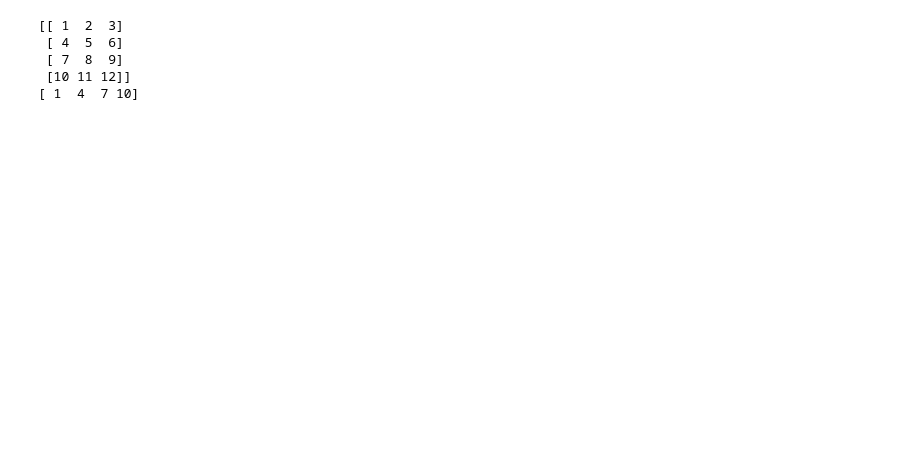
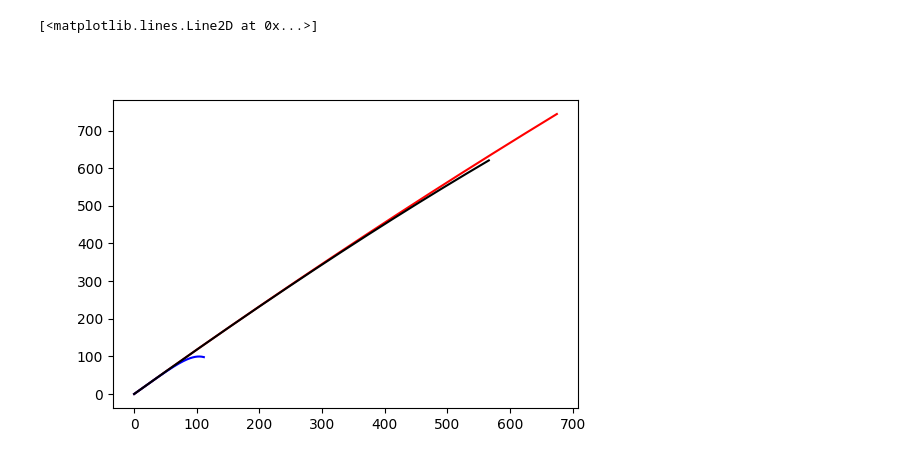
Before and after one commit to lubar1317/lessons-from-lu, a Jupyter notebook: mechanics-simulations/projectiles/taylor244.ipynb, the cells around one changed output. Cells and saved outputs as stored; diff of their text form; code cells hidden in the pictures; blank space fills up the shorter version.

```diff
--- a/mechanics-simulations/projectiles/taylor244.ipynb
+++ b/mechanics-simulations/projectiles/taylor244.ipynb
@@ -78,14 +200,0 @@ def rk4(q0, t, h, params):
-# %%
-arr = np.array([[1,2,3],
-          [4,5,6],
-          [7,8,9],
-          [10,11,12]])
-
-print(arr)
-print(arr[:,0])
-# %% [output]
-[[ 1  2  3]
- [ 4  5  6]
- [ 7  8  9]
- [10 11 12]]
-[ 1  4  7 10]
@@ -91,0 +252,9 @@ print(arr[:,0])
+# %%
+fig, ax = plt.subplots(figsize=(6,4))
+
+ax.plot(xDL, yDL, label='No Drag', color='r')
+ax.plot(xQ, yQ, label='Quadratic Drag', color='b')
+ax.plot(xExp, yExp, label='Varying Quadratic Drag', color='k')
+# %% [output]
+[<matplotlib.lines.Line2D at 0x...>]
+[figure, added]
```
Also changed, not shown: parts of 3 cells of this notebook, 3 other files.
